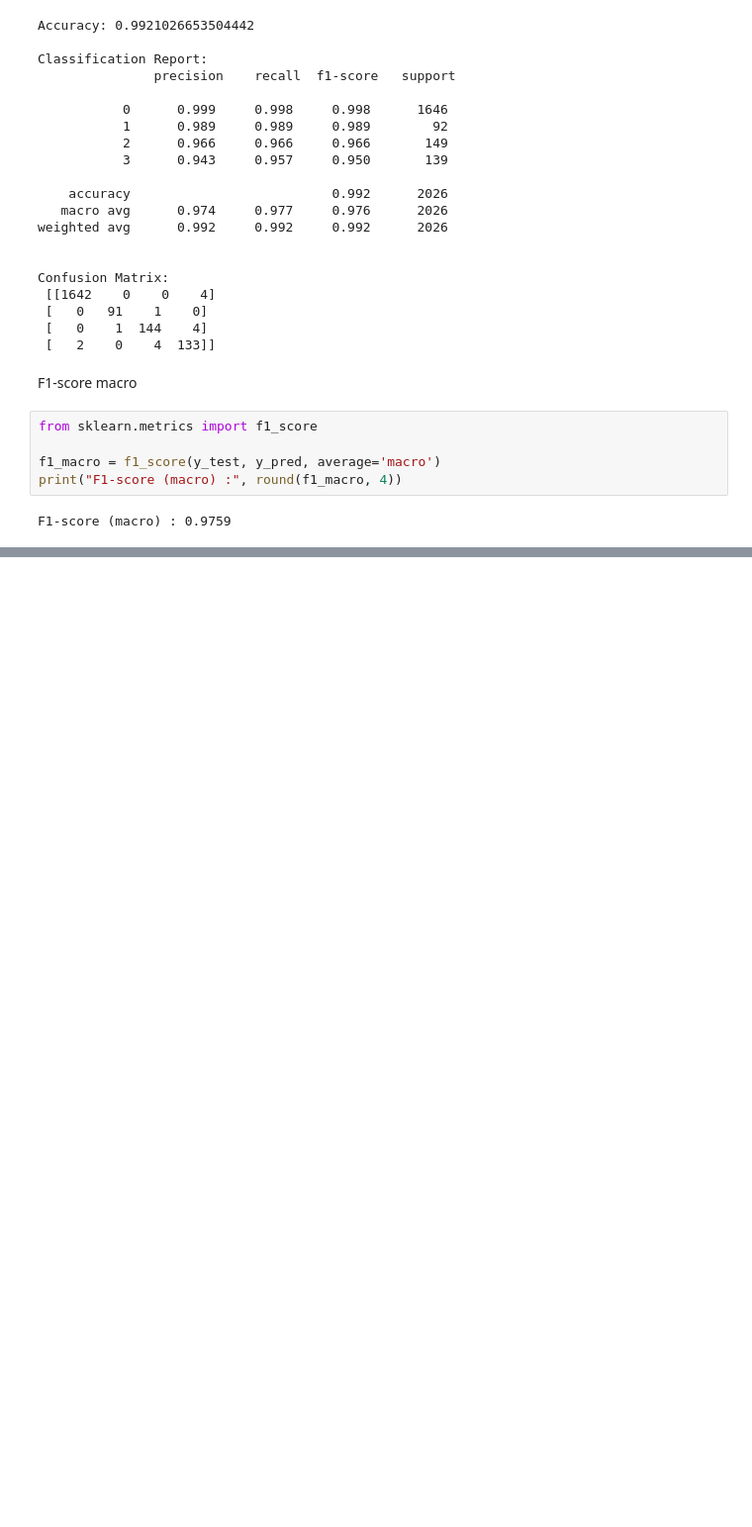
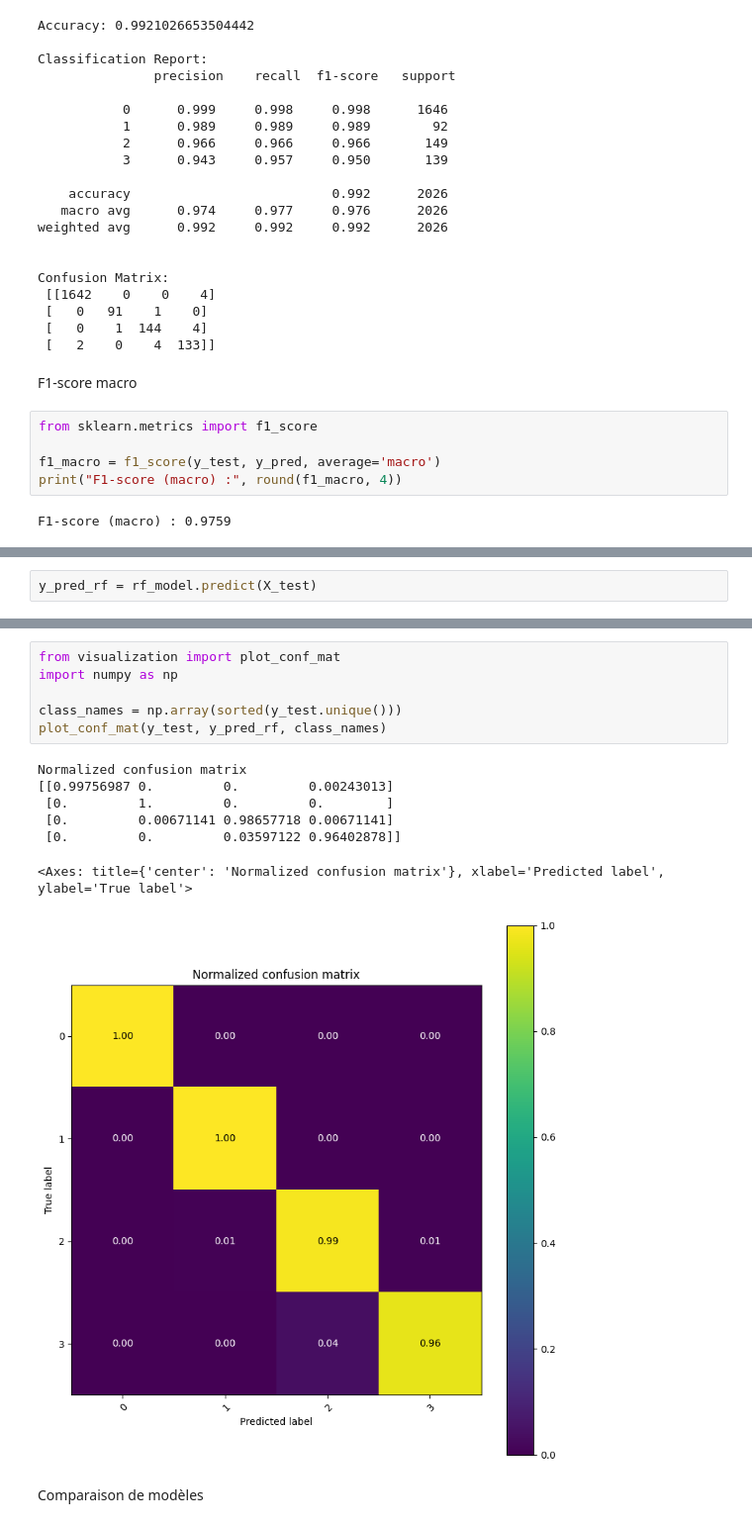
Before and after one commit to valentinedum/room_occupancy_estimation, a Jupyter notebook: notebooks/exploration.ipynb, the cells around one changed output, grey strips where cells are left out. Shown at 99% size. Saved outputs shown, nothing was run; the diff lists cells and outputs as text; blank space fills up the shorter version.

```diff
--- a/notebooks/exploration.ipynb
+++ b/notebooks/exploration.ipynb
@@ -1052,0 +1144,2 @@ F1-score (macro) : 0.9759
+# %%
+y_pred_rf = rf_model.predict(X_test)
@@ -1052,0 +1171,16 @@ F1-score (macro) : 0.9759
+# %%
+from visualization import plot_conf_mat
+import numpy as np
+
+class_names = np.array(sorted(y_test.unique()))
+plot_conf_mat(y_test, y_pred_rf, class_names)
+# %% [output]
+Normalized confusion matrix
+[[0.99756987 0.         0.         0.00243013]
+ [0.         1.         0.         0.        ]
+ [0.         0.00671141 0.98657718 0.00671141]
+ [0.         0.         0.03597122 0.96402878]]
+<Axes: title={'center': 'Normalized confusion matrix'}, xlabel='Predicted label', ylabel='True label'>
+[figure, added]
+# %% [markdown]
+Comparaison de modèles
```
Also changed, not shown: parts of 29 cells of this notebook.
